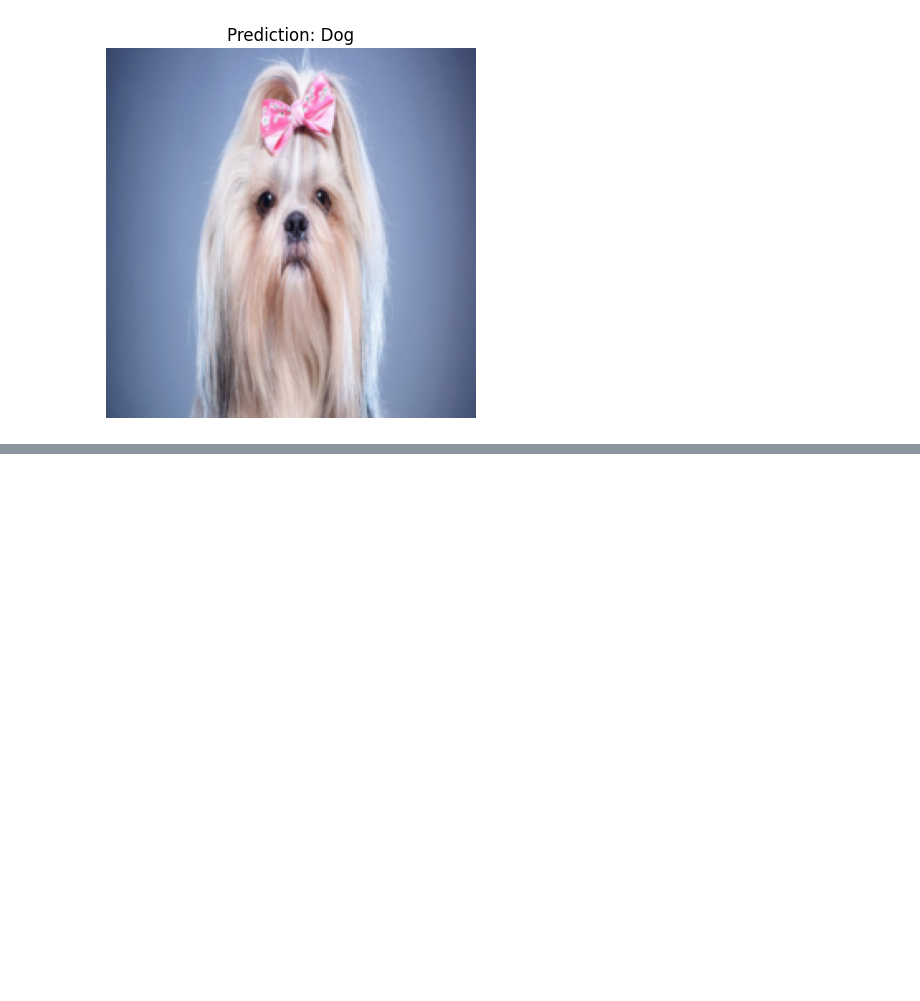
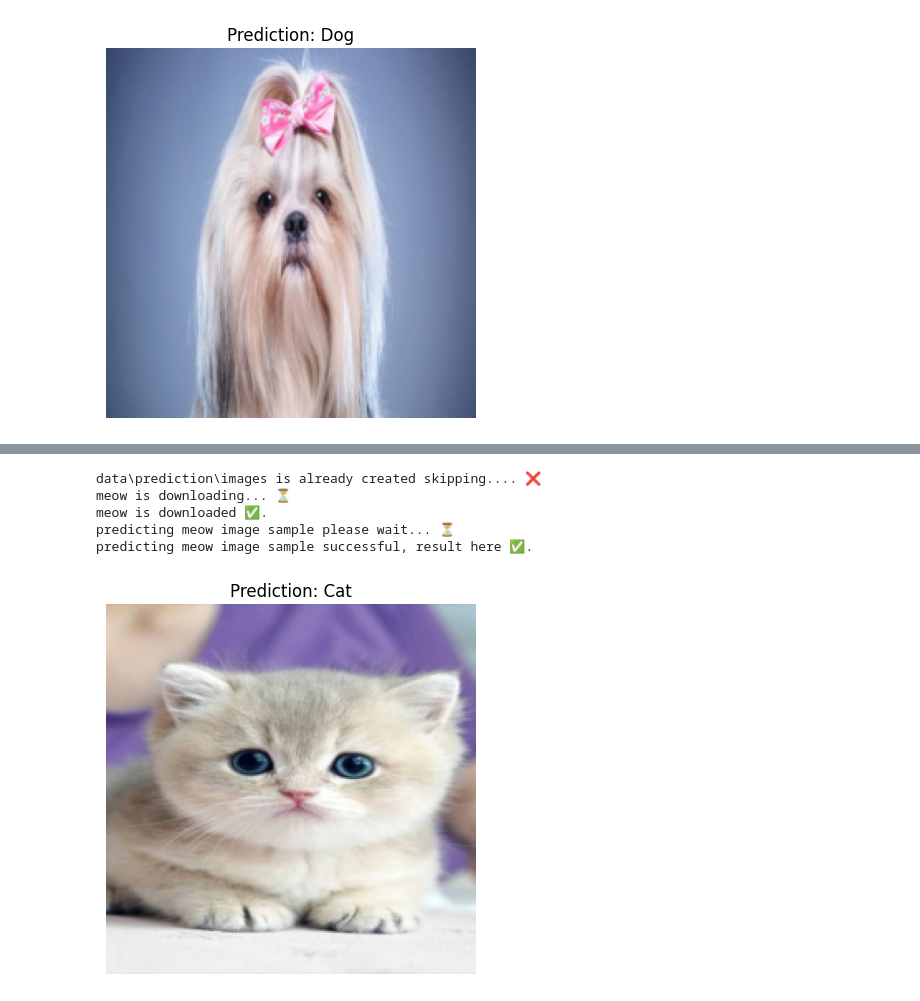
Before and after one commit to samirul/cat-and-dog-classification-using-pytorch, a Jupyter notebook: loading_testing_cat_and_dog_classification_model_using_pytorch.ipynb, the cells around one changed output, grey strips where cells are left out. Drawn from its saved outputs; the diff is of its cells as text; code cells hidden in the pictures; blank space fills up the shorter version.

```diff
--- a/loading_testing_cat_and_dog_classification_model_using_pytorch.ipynb
+++ b/loading_testing_cat_and_dog_classification_model_using_pytorch.ipynb
@@ -572,0 +594,14 @@ predict_image(model = loaded_model_3,
+# %%
+predict_image(model = loaded_model_2,
+                 class_names = ['Cat', 'Dog'],
+                 device = device,
+                 url = "https://i.pinimg.com/736x/ae/e3/4d/aee34ddfd65c21d2696329a3a686a94c.jpg",
+                 image_title = "meow",
+                 transform = data_transform)
+# %% [output]
+data\prediction\images is already created skipping.... ❌
+meow is downloading... ⏳
+meow is downloaded ✅.
+predicting meow image sample please wait... ⏳
+predicting meow image sample successful, result here ✅.
+[figure, added]
```
Also changed, not shown: parts of 2 cells of this notebook.
